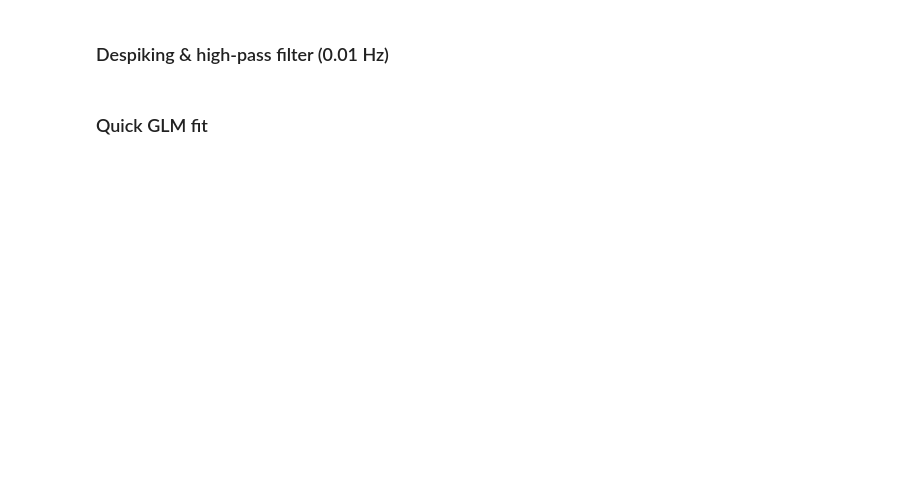
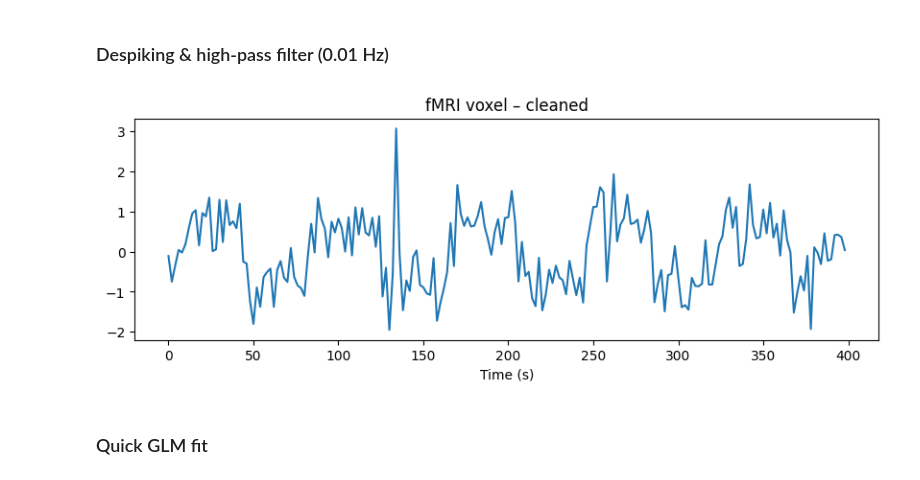
Before and after one commit to AliTafakkor/principles_of_data_analysis_2025, a Jupyter notebook: data_analysis_workshop_demo.ipynb, the cells around one changed output. Drawn from its saved outputs; the diff is of its cells as text; code cells hidden in the pictures; blank space fills up the shorter version.

```diff
--- a/data_analysis_workshop_demo.ipynb
+++ b/data_analysis_workshop_demo.ipynb
@@ -130,19 +216,21 @@ ax.set_xlabel('Time (s)'); ax.set_title('Simulated fMRI voxel – raw');
 # %%
 
 # Despike by median absolute deviation threshold
 import statsmodels.api as sm
 mad = np.median(np.abs(bold - np.median(bold)))
-th = 6 * mad
+th = 3 * mad
 bold_despike = bold.copy()
 bold_despike[np.abs(bold_despike - np.median(bold)) > th] = np.median(bold)
 
 # High‑pass (butterworth) >0.01 Hz
 hp_sos = signal.butter(2, 0.01, btype='highpass', fs=1/TR, output='sos')
 bold_hp = signal.sosfiltfilt(hp_sos, bold_despike)
 
 plt.figure(figsize=(10,3))
 plt.plot(np.arange(n_tp)*TR, bold_hp)
 plt.xlabel('Time (s)'); plt.title('fMRI voxel – cleaned');
+# %% [output]
+[figure, added]
 # %% [markdown]
 ### Quick GLM fit
 # %%
```
Also changed, not shown: parts of 11 cells of this notebook.
